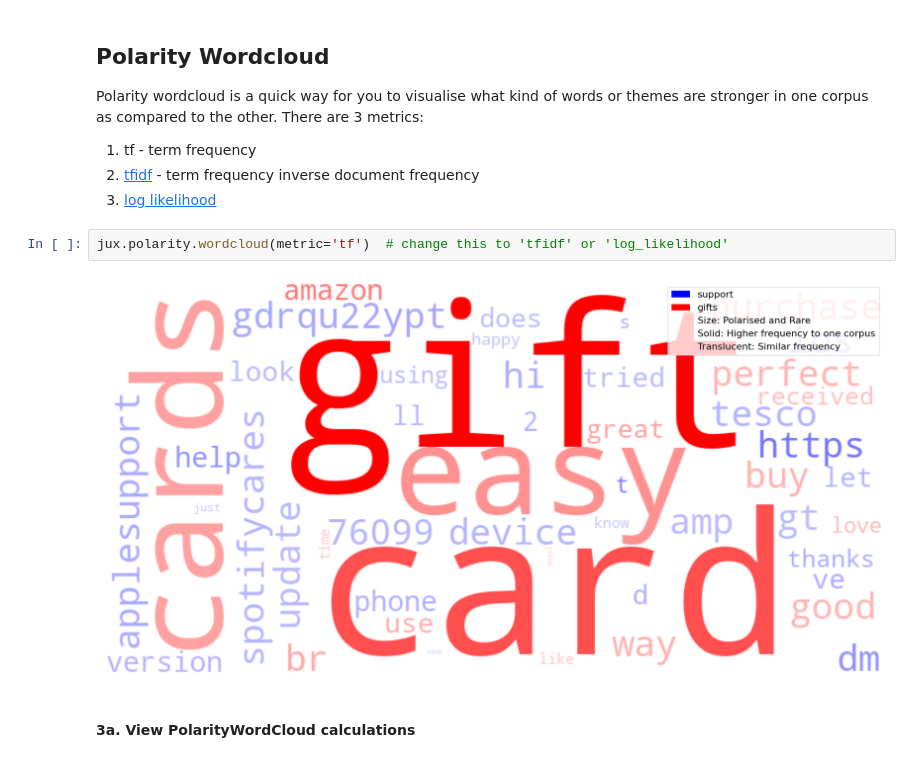
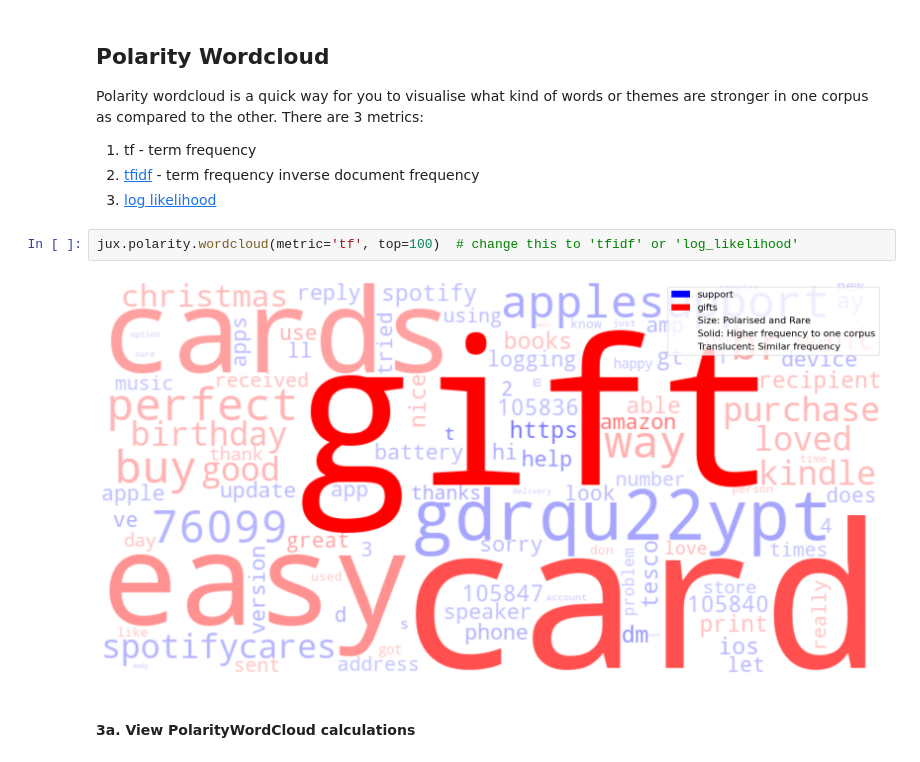
Before and after one commit to Sydney-Informatics-Hub/juxtorpus, a Jupyter notebook: notebooks/workshops/4-jux.ipynb, the cells around one changed output. Cells and saved outputs as stored; diff of their text form.

Commit message:
doc(workshop): jux - Add custom polarity wordcloud

```diff
--- a/notebooks/workshops/4-jux.ipynb
+++ b/notebooks/workshops/4-jux.ipynb
@@ -46,9 +46,9 @@ There are 3 metrics:
 2. [tfidf](https://en.wikipedia.org/wiki/Tf%E2%80%93idf) - term frequency inverse document frequency
 3. [log likelihood](https://ucrel.lancs.ac.uk/llwizard.html)
 # %%
-jux.polarity.wordcloud(metric='tf')  # change this to 'tfidf' or 'log_likelihood'
+jux.polarity.wordcloud(metric='tf', top=100)  # change this to 'tfidf' or 'log_likelihood'
 # %% [output]
-[figure, old version]
+[figure, new version]
 # %% [markdown]
 #### 3a. View PolarityWordCloud calculations
 # %%
```
Also changed, not shown: parts of 4 cells of this notebook.
